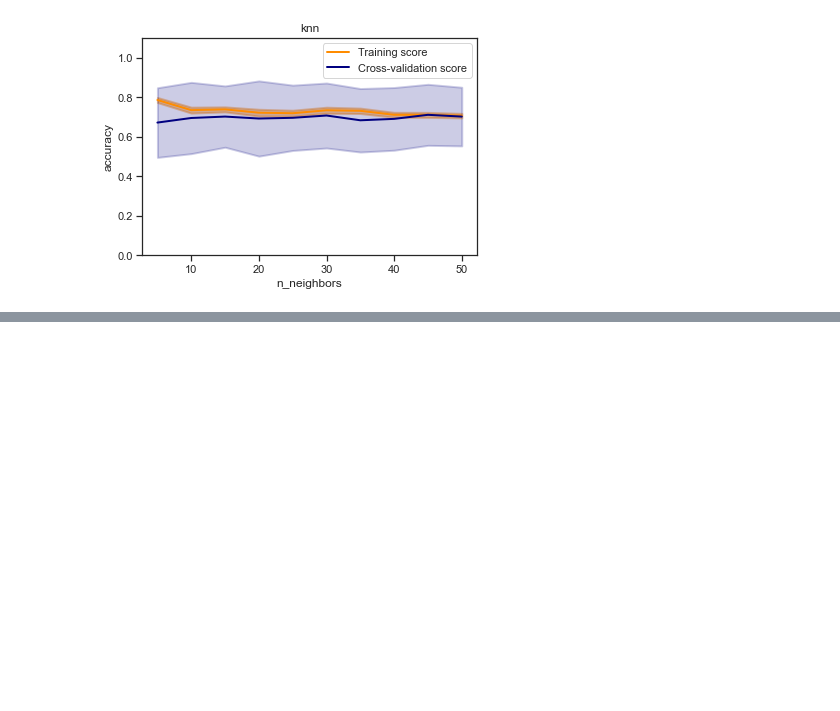
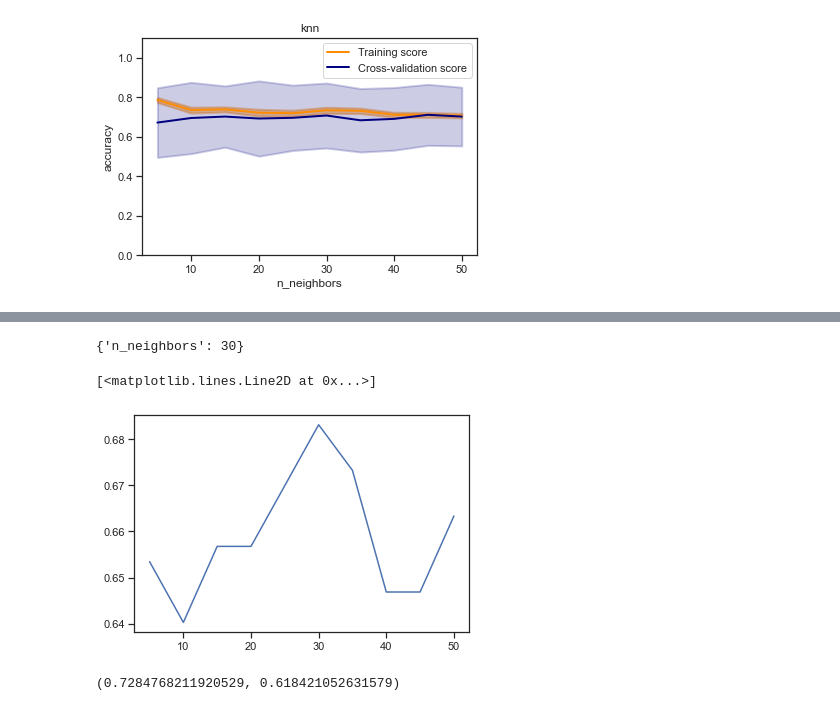
Before and after one commit to ZValeriy/MMO, a Jupyter notebook: LR4/Lab4.ipynb, the cells around one changed output, grey strips where cells are left out. Drawn from its saved outputs; the diff is of its cells as text; code cells hidden in the pictures; blank space fills up the shorter version.

```diff
--- a/LR4/Lab4.ipynb
+++ b/LR4/Lab4.ipynb
@@ -320,3 +353,7 @@ plot_validation_curve(KNeighborsClassifier(), 'knn',
 # %% [output]
 <module 'matplotlib.pyplot' from '/Library/Frameworks/Python.framework/Versions/3.8/lib/python3.8/site-packages/matplotlib/pyplot.py'>
 [figure]
+# %%
+n_range = np.array(range(5,55,5))
+tuned_parameters = [{'n_neighbors': n_range}]
+tuned_parameters
@@ -322,0 +362,4 @@ plot_validation_curve(KNeighborsClassifier(), 'knn',
+# %%
+%%time
+clf_gs = GridSearchCV(KNeighborsClassifier(), tuned_parameters, cv=LeaveOneOut(), scoring='accuracy')
+clf_gs.fit(data_data, target)
@@ -322,0 +379,9 @@ plot_validation_curve(KNeighborsClassifier(), 'knn',
+# %%
+clf_gs.best_params_
+# %% [output]
+{'n_neighbors': 30}
+# %%
+plt.plot(n_range, clf_gs.cv_results_['mean_test_score'])
+# %% [output]
+[<matplotlib.lines.Line2D at 0x...>]
+[figure, added]
@@ -322,0 +392,4 @@ plot_validation_curve(KNeighborsClassifier(), 'knn',
+# %%
+accuracy_score(heart_y_train, target2_0), accuracy_score(heart_y_test, target2_1)
+# %% [output]
+(0.7284768211920529, 0.618421052631579)
```
Also changed, not shown: parts of 8 cells of this notebook.
